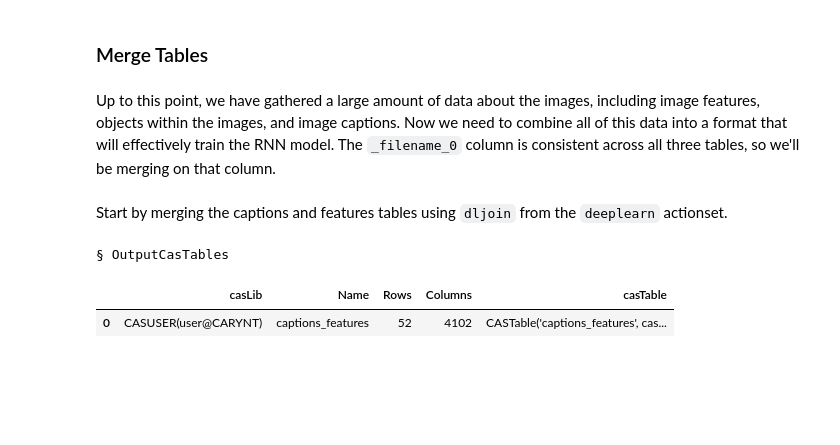
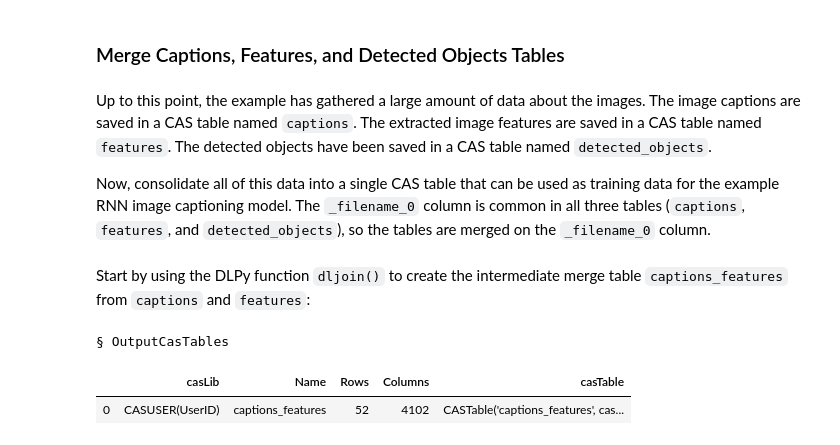
Before and after one commit to sassoftware/python-dlpy, a Jupyter notebook: examples/image_captioning/ImageCaptioningExample.ipynb, the cells around one changed output. Drawn from its saved outputs; the diff is of its cells as text; code cells hidden in the pictures; blank space fills up the shorter version.

```diff
--- a/examples/image_captioning/ImageCaptioningExample.ipynb
+++ b/examples/image_captioning/ImageCaptioningExample.ipynb
@@ -105,0 +259,4 @@ Set the dense layer name for extracting features and the target variable, which
+# %%
+# Specify the client-side path to the image captions file
+captions_path = client_image_captioning_root+'\image_captions.txt'
+delimiter = '\t'
@@ -105,0 +269,6 @@ Set the dense layer name for extracting features and the target variable, which
+# %%
+captions = create_captions_table(s,
+                                 captions_path,
+                                 delimiter=delimiter,
+                                 caption_col_name='Var'
+                                )
@@ -115,5 +359,5 @@ The result of this function is a CASTable which combines each feature vector wit
 # %%
-features = get_image_features(conn,
+features = get_image_features(s,
                               features_model,
                               image_table,
                               dense_layer=dense_layer,
@@ -148,5 +378,0 @@ In the output CASTable, the column name  for the captions by default is `Var{}`,
-# %%
-captions = create_captions_table(conn,
-                                 captions_path,
-                                 delimiter=delimiter,
-                                 caption_col_name='Var')
@@ -225,15 +447,22 @@ Selected Rows from Table OBJECTS
-# %% [markdown]
-<h3 id="merge">Merge Tables<a name="merge" /><a class="anchor-link" href="#merge"></a></h3>
+# %% [markdown]
+<a id = "merge"></a>
+
+### Merge Captions, Features, and Detected Objects Tables
 # %% [markdown]
-Up to this point, we have gathered a large amount of data about the images, including image features, objects within the images, and image captions. Now we need to combine all of this data into a format that will effectively train the RNN model. The `_filename_0` column is consistent across all three tables, so we'll be merging on that column.
+Up to this point, the example has gathered a large amount of data about the images. The image captions are saved in a CAS table named `captions`. The extracted image features are saved in a CAS table named `features`. The detected objects have been saved in a CAS table named `detected_objects`.
+
+Now, consolidate all of this data into a single CAS table that can be used as training data for the example RNN image captioning model. The `_filename_0` column is common in all three tables (`captions`, `features`, and `detected_objects`), so the tables are merged on the `_filename_0` column.
-# %% [markdown]
-Start by merging the captions and features tables using `dljoin` from the `deeplearn` actionset.
+# %% [markdown]
+Start by using the DLPy function `dljoin()` to create the intermediate merge table `captions_features` from `captions` and `features`:
 # %%
-conn.dljoin(table=captions,
-            annotatedTable=features,
-            id = '_filename_0',
-            casOut=dict(name='captions_features',replace=True))
+s.dljoin(table=captions,
+         annotatedTable=features,
+         id = '_filename_0',
+         casOut=dict(name='captions_features',
+                     replace=True
+                    )
+        )
 # %% [output]
 § OutputCasTables
 |  | casLib | Name | Rows | Columns | casTable |
-| 0 | CASUSER(user@CARYNT) | captions_features | 52 | 4102 | CASTable('captions_features', cas... |
+| 0 | CASUSER(UserID) | captions_features | 52 | 4102 | CASTable('captions_features', cas... |
```
Also changed, not shown: parts of 173 cells of this notebook, 1 other file.
